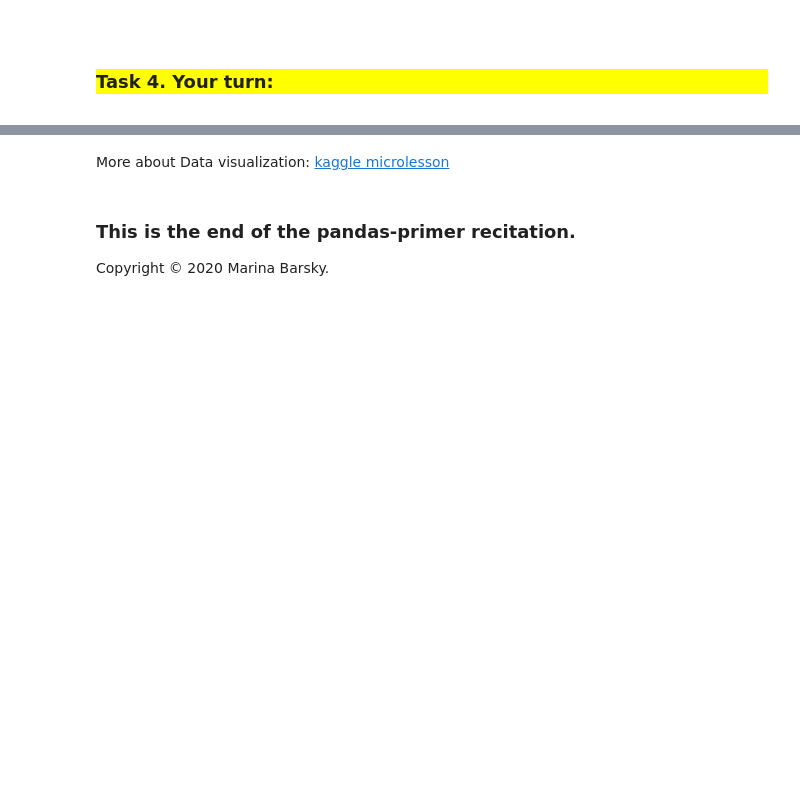
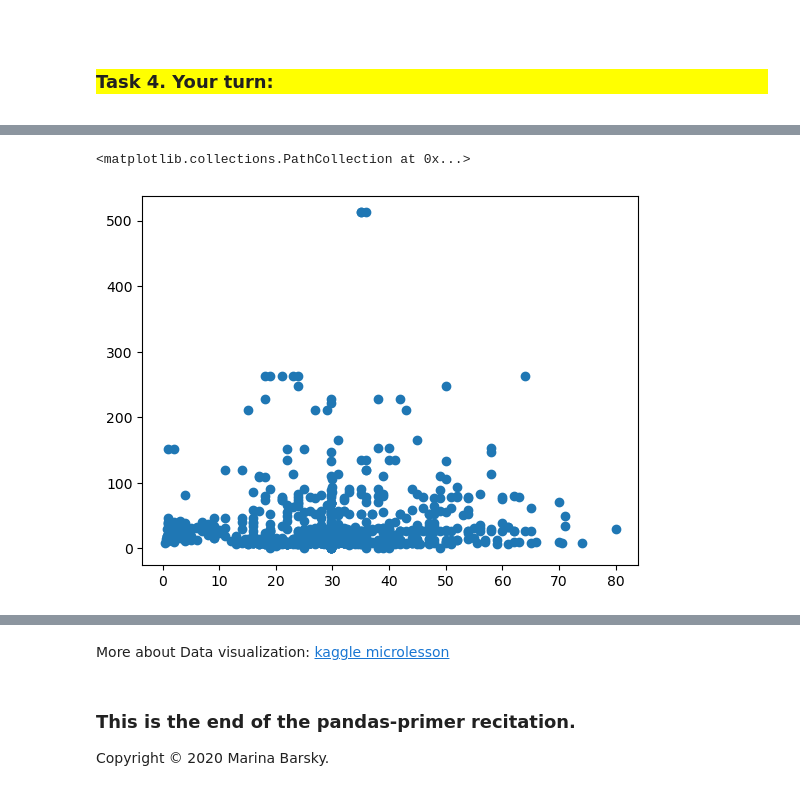
Before and after one commit to yuz191/cs_1503_environment_setup, a Jupyter notebook: 3. Pandas.ipynb, the cells around one changed output, grey strips where cells are left out. Drawn from its saved outputs; the diff is of its cells as text; code cells hidden in the pictures; blank space fills up the shorter version.

```diff
--- a/3. Pandas.ipynb
+++ b/3. Pandas.ipynb
@@ -202,7 +405,12 @@ plt.hist([0, 1, 1, 1, 2, 2, 3, 3, 3, 3, 3, 4,
 # %%
 # make a scatter plot of passenger age vs ticket fare
 
 # <YOUR CODE>
+
+plt.scatter(data['Age'], data['Fare'])
+# %% [output]
+<matplotlib.collections.PathCollection at 0x...>
+[figure, added]
 # %%
 # Can you do that? add separate colors for men and women
 # <YOUR CODE>
```
Also changed, not shown: parts of 24 cells of this notebook, 1 other file.
